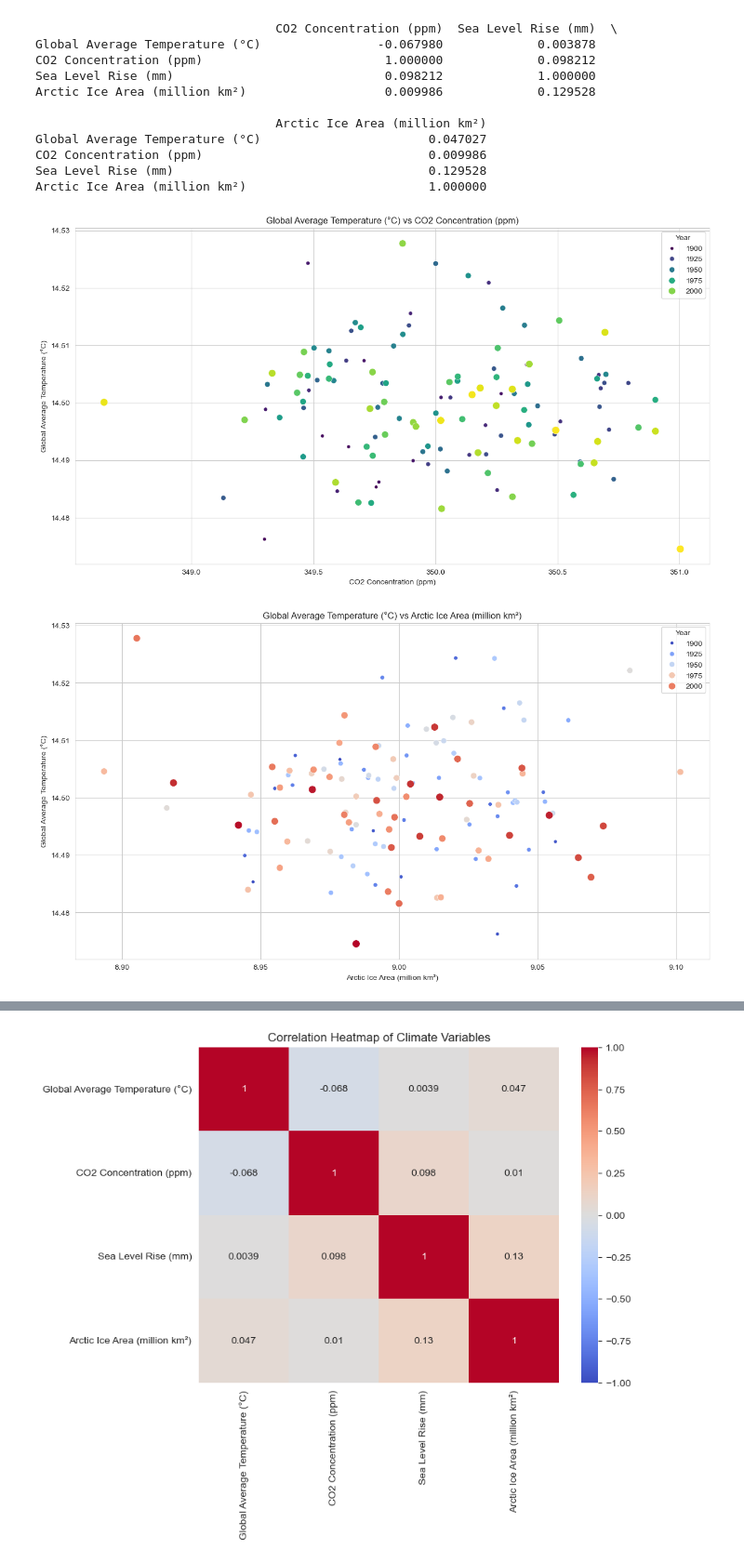
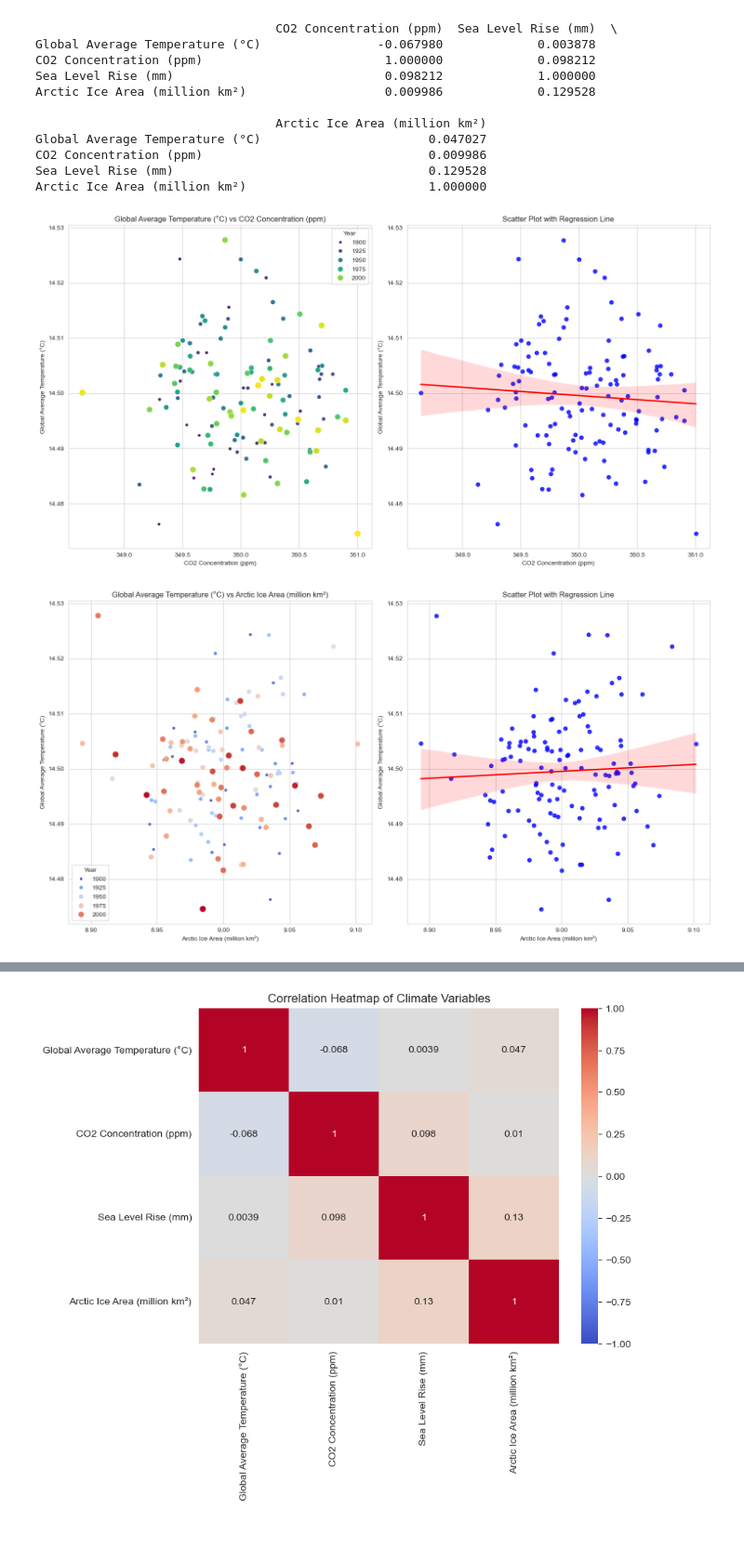
Before and after one commit to Omdena-NIC-Nepal/complete-eda-curious-coders, a Jupyter notebook: climate_eda.ipynb, the cells around one changed output, grey strips where cells are left out. Shown at 93% size. Cells and saved outputs as stored; diff of their text form; code cells hidden in the pictures; blank space fills up the shorter version.

```diff
--- a/climate_eda.ipynb
+++ b/climate_eda.ipynb
@@ -254,20 +254,35 @@ Global Average Temperature (°C)                       0.047027
 CO2 Concentration (ppm)                               0.009986
 Sea Level Rise (mm)                                   0.129528
 Arctic Ice Area (million km²)                         1.000000
+# %%
+# Scatter plot: Temperature vs CO2 Concentration
+plt.figure(figsize=(15, 8))
+plt.subplot(1, 2, 1)
+sns.scatterplot(data=yearly_data, x=co2_concentration, y=avg_temperature,  hue=year, size=year, sizes=(20,100), palette="viridis")
+plt.title(f"{avg_temperature} vs {co2_concentration}")
+plt.grid(True)
+
+# Regplot with Best-Fit Line
+plt.subplot(1, 2, 2)
+sns.regplot(x=co2_concentration, y=avg_temperature, data=yearly_data, scatter_kws={'color': 'blue'}, line_kws={'color': 'red'})
+plt.title("Scatter Plot with Regression Line")
+plt.tight_layout()
+plt.show()
+# %% [output]
+[figure, added]
 # %%
-# Scatter plot: Temperature vs CO2 Concentration
-plt.figure(figsize=(15, 8))
-sns.scatterplot(data=yearly_data, x=co2_concentration, y=avg_temperature,  hue=year, size=year, sizes=(20,100), palette="viridis")
-plt.title(f"{avg_temperature} vs {co2_concentration}")
-plt.grid(True)
-plt.show()
-
 # Scatter plot: Temperature vs Arctic Ice Area
 plt.figure(figsize=(15, 8))
+plt.subplot(1, 2, 1)
 sns.scatterplot(data=yearly_data, x=arctic_ice_area, y=avg_temperature,  hue=year, size=year, sizes=(20,100), palette="coolwarm")
 plt.title(f"{avg_temperature} vs {arctic_ice_area}")
 plt.grid(True)
+
+# Regplot with Best-Fit Line
+plt.subplot(1, 2, 2)
+sns.regplot(x=arctic_ice_area, y=avg_temperature, data=yearly_data, scatter_kws={'color': 'blue'}, line_kws={'color': 'red'})
+plt.title("Scatter Plot with Regression Line")
+plt.tight_layout()
 plt.show()
 # %% [output]
-[figure, old version]
+[figure, new version]
-[figure, removed]
```
Also changed, not shown: parts of 7 cells of this notebook.
